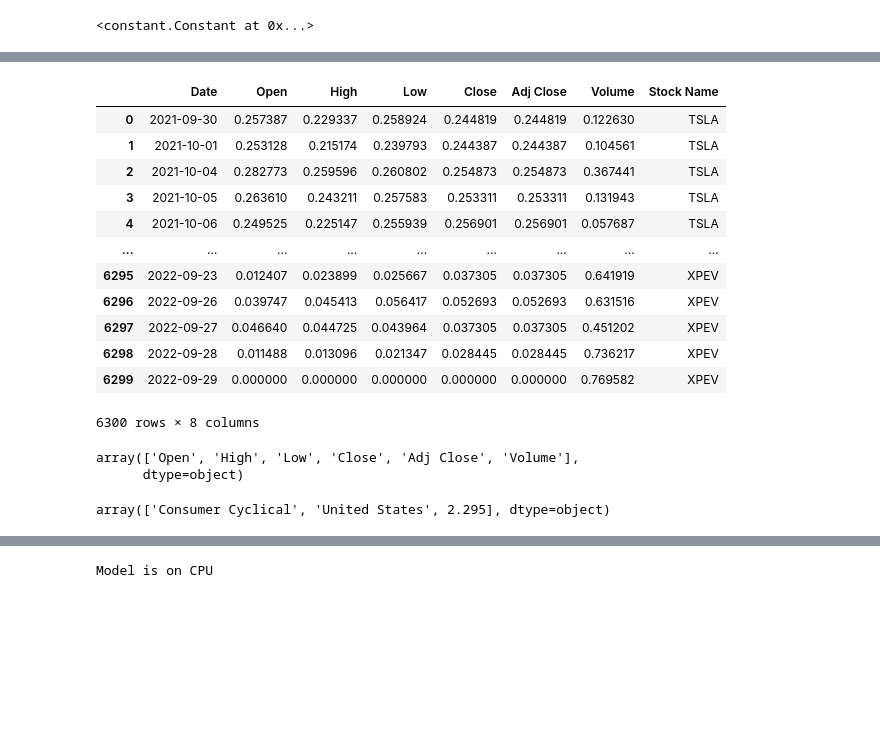
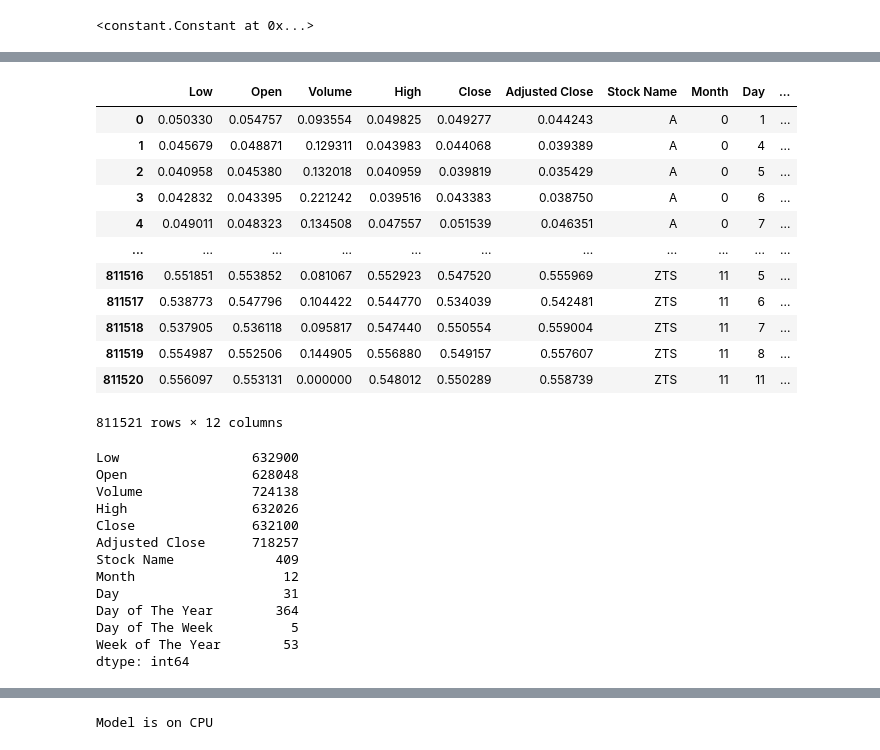
Before and after one commit to luanlam97/Gated_fusion, a Jupyter notebook: main.ipynb, the cells around one changed output, grey strips where cells are left out. Drawn from its saved outputs; the diff is of its cells as text; code cells hidden in the pictures; blank space fills up the shorter version.

Commit message:
fix data idx

```diff
--- a/main.ipynb
+++ b/main.ipynb
@@ -37,2 +47,2 @@ constant
 # %%
-stock, tweet = get_data_from_kaggle()
+stock
@@ -59,2 +63,2 @@ aggregated_tweet
-# %%
-stock['Date'] = pd.to_datetime(stock['Date'] ).dt.date
+# %%
+static = get_static_df(stock,  constant.static_variables)
@@ -60,0 +81,3 @@ stock['Date'] = pd.to_datetime(stock['Date'] ).dt.date
+# %%
+valid_tickers = static.index
+stock = stock[stock['Stock Name'].isin(valid_tickers)]
@@ -63,22 +117 @@ stock_scaled, stock_scalar = scale_stock_data(stock, constant.columns_to_scale)
-# %%
-stock_scaled
-# %% [output]
-|  | Date | Open | High | Low | Close | Adj Close | Volume | Stock Name |
-| 0 | 2021-09-30 | 0.257387 | 0.229337 | 0.258924 | 0.244819 | 0.244819 | 0.122630 | TSLA |
-| 1 | 2021-10-01 | 0.253128 | 0.215174 | 0.239793 | 0.244387 | 0.244387 | 0.104561 | TSLA |
-| 2 | 2021-10-04 | 0.282773 | 0.259596 | 0.260802 | 0.254873 | 0.254873 | 0.367441 | TSLA |
-| 3 | 2021-10-05 | 0.263610 | 0.243211 | 0.257583 | 0.253311 | 0.253311 | 0.131943 | TSLA |
-| 4 | 2021-10-06 | 0.249525 | 0.225147 | 0.255939 | 0.256901 | 0.256901 | 0.057687 | TSLA |
-| ... | ... | ... | ... | ... | ... | ... | ... | ... |
-| 6295 | 2022-09-23 | 0.012407 | 0.023899 | 0.025667 | 0.037305 | 0.037305 | 0.641919 | XPEV |
-| 6296 | 2022-09-26 | 0.039747 | 0.045413 | 0.056417 | 0.052693 | 0.052693 | 0.631516 | XPEV |
-| 6297 | 2022-09-27 | 0.046640 | 0.044725 | 0.043964 | 0.037305 | 0.037305 | 0.451202 | XPEV |
-| 6298 | 2022-09-28 | 0.011488 | 0.013096 | 0.021347 | 0.028445 | 0.028445 | 0.736217 | XPEV |
-| 6299 | 2022-09-29 | 0.000000 | 0.000000 | 0.000000 | 0.000000 | 0.000000 | 0.769582 | XPEV |
-6300 rows × 8 columns
-# %%
-stock_scalar['TSLA'].get_feature_names_out()
-# %% [output]
-array(['Open', 'High', 'Low', 'Close', 'Adj Close', 'Volume'],
-      dtype=object)
 # %%
@@ -87,3 +120,17 @@ merged_df = merged_df.fillna(0)
 # %%
-processed_df = restructure_date_information(merged_df)
-#processed_df
+processed_df = restructure_date_information(stock_scaled)
+processed_df
+# %% [output]
+|  | Low | Open | Volume | High | Close | Adjusted Close | Stock Name | Month | Day | ... |
+| 0 | 0.050330 | 0.054757 | 0.093554 | 0.049825 | 0.049277 | 0.044243 | A | 0 | 1 | ... |
+| 1 | 0.045679 | 0.048871 | 0.129311 | 0.043983 | 0.044068 | 0.039389 | A | 0 | 4 | ... |
+| 2 | 0.040958 | 0.045380 | 0.132018 | 0.040959 | 0.039819 | 0.035429 | A | 0 | 5 | ... |
+| 3 | 0.042832 | 0.043395 | 0.221242 | 0.039516 | 0.043383 | 0.038750 | A | 0 | 6 | ... |
+| 4 | 0.049011 | 0.048323 | 0.134508 | 0.047557 | 0.051539 | 0.046351 | A | 0 | 7 | ... |
+| ... | ... | ... | ... | ... | ... | ... | ... | ... | ... | ... |
+| 811516 | 0.551851 | 0.553852 | 0.081067 | 0.552923 | 0.547520 | 0.555969 | ZTS | 11 | 5 | ... |
+| 811517 | 0.538773 | 0.547796 | 0.104422 | 0.544770 | 0.534039 | 0.542481 | ZTS | 11 | 6 | ... |
+| 811518 | 0.537905 | 0.536118 | 0.095817 | 0.547440 | 0.550554 | 0.559004 | ZTS | 11 | 7 | ... |
+| 811519 | 0.554987 | 0.552506 | 0.144905 | 0.556880 | 0.549157 | 0.557607 | ZTS | 11 | 8 | ... |
+| 811520 | 0.556097 | 0.553131 | 0.000000 | 0.548012 | 0.550289 | 0.558739 | ZTS | 11 | 11 | ... |
+811521 rows × 12 columns
@@ -92,7 +137,19 @@ static = get_static_df(processed_df,  constant.static_variables)
-# %%
-static[["sector", "country", "beta"]].loc["TSLA"].values
-# %% [output]
-array(['Consumer Cyclical', 'United States', 2.295], dtype=object)
+# %%
+processed_df.nunique()
+# %% [output]
+Low                 632900
+Open                628048
+Volume              724138
+High                632026
+Close               632100
+Adjusted Close      718257
+Stock Name             409
+Month                   12
+Day                     31
+Day of The Year        364
+Day of The Week          5
+Week of The Year        53
+dtype: int64
 # %%
 static_df = one_label_scale_static_df(static,constant.static_variables)
 # %%
```
Also changed, not shown: parts of 37 cells of this notebook, 7 other files.
